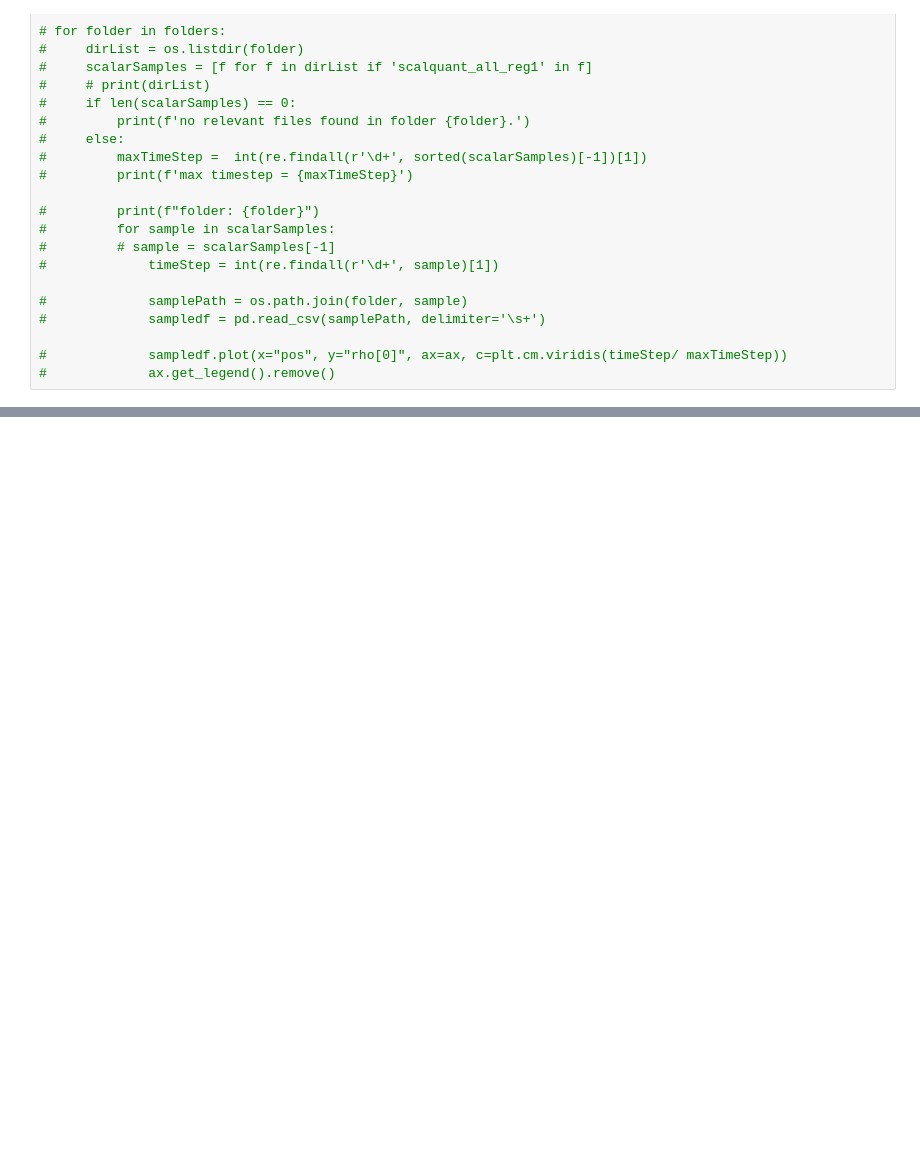
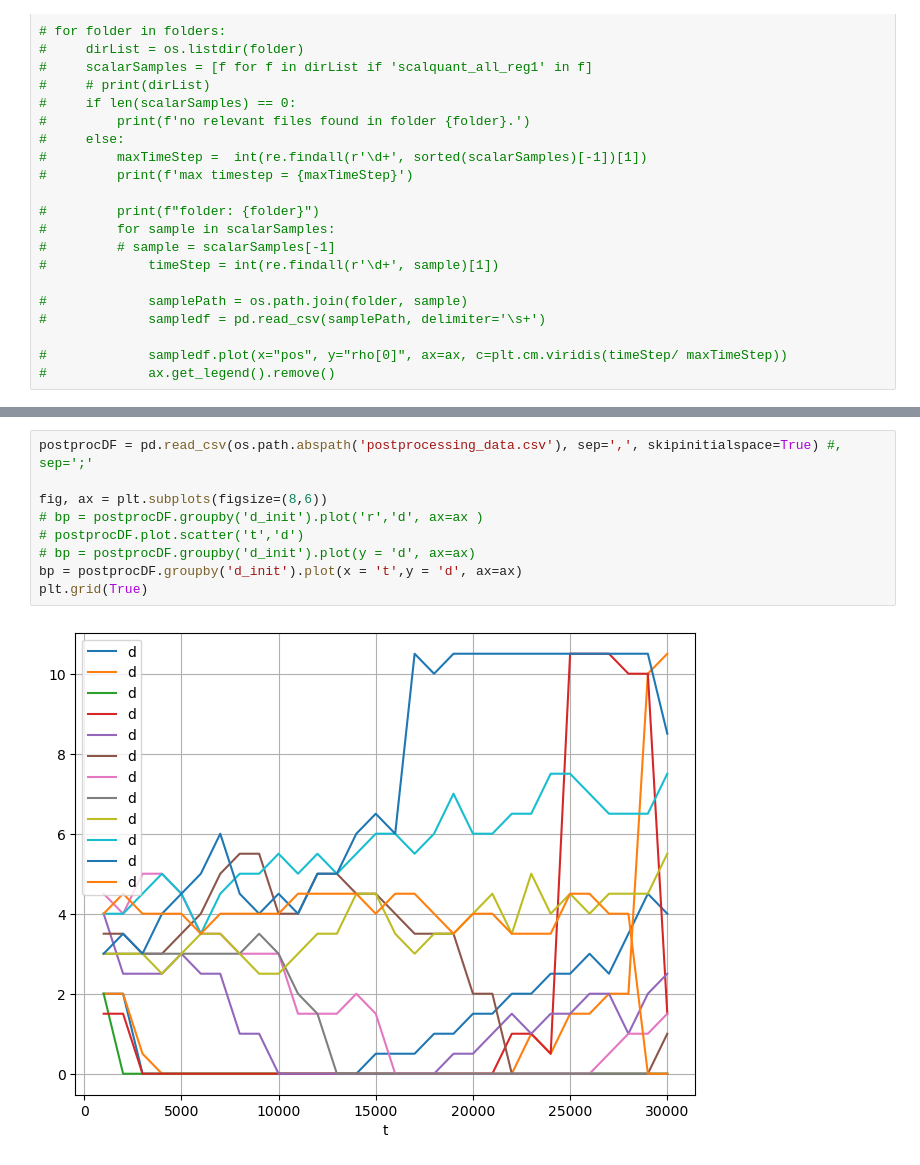
Before and after one commit to JakNiem/coalescence, a Jupyter notebook: postprocCoalescence.ipynb, the cells around one changed output, grey strips where cells are left out. Saved outputs shown, nothing was run; the diff lists cells and outputs as text; blank space fills up the shorter version.

```diff
--- a/postprocCoalescence.ipynb
+++ b/postprocCoalescence.ipynb
@@ -221,0 +372,11 @@ t = 17000
+# %%
+postprocDF = pd.read_csv(os.path.abspath('postprocessing_data.csv'), sep=',', skipinitialspace=True) #, sep=';'
+
+fig, ax = plt.subplots(figsize=(8,6))
+# bp = postprocDF.groupby('d_init').plot('r','d', ax=ax )
+# postprocDF.plot.scatter('t','d')
+# bp = postprocDF.groupby('d_init').plot(y = 'd', ax=ax)
+bp = postprocDF.groupby('d_init').plot(x = 't',y = 'd', ax=ax)
+plt.grid(True)
+# %% [output]
+[figure, added]
```
Also changed, not shown: parts of 6 cells of this notebook.
